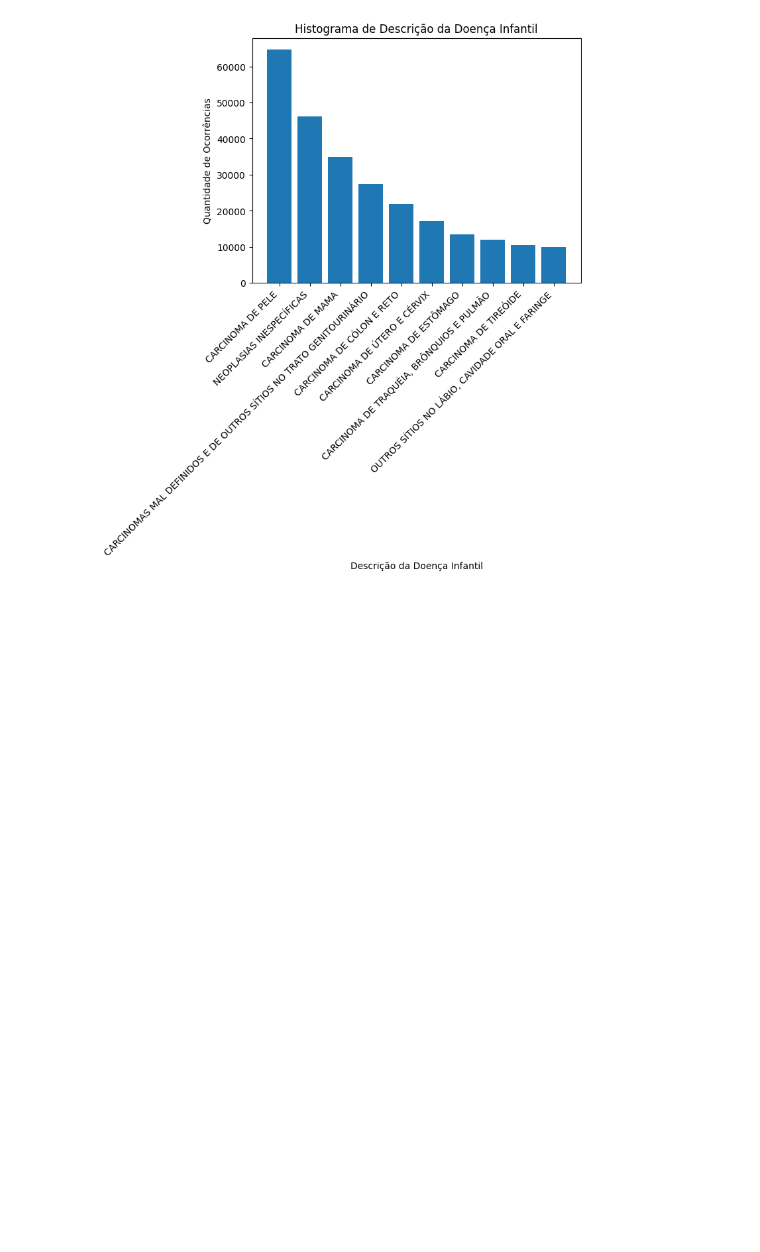
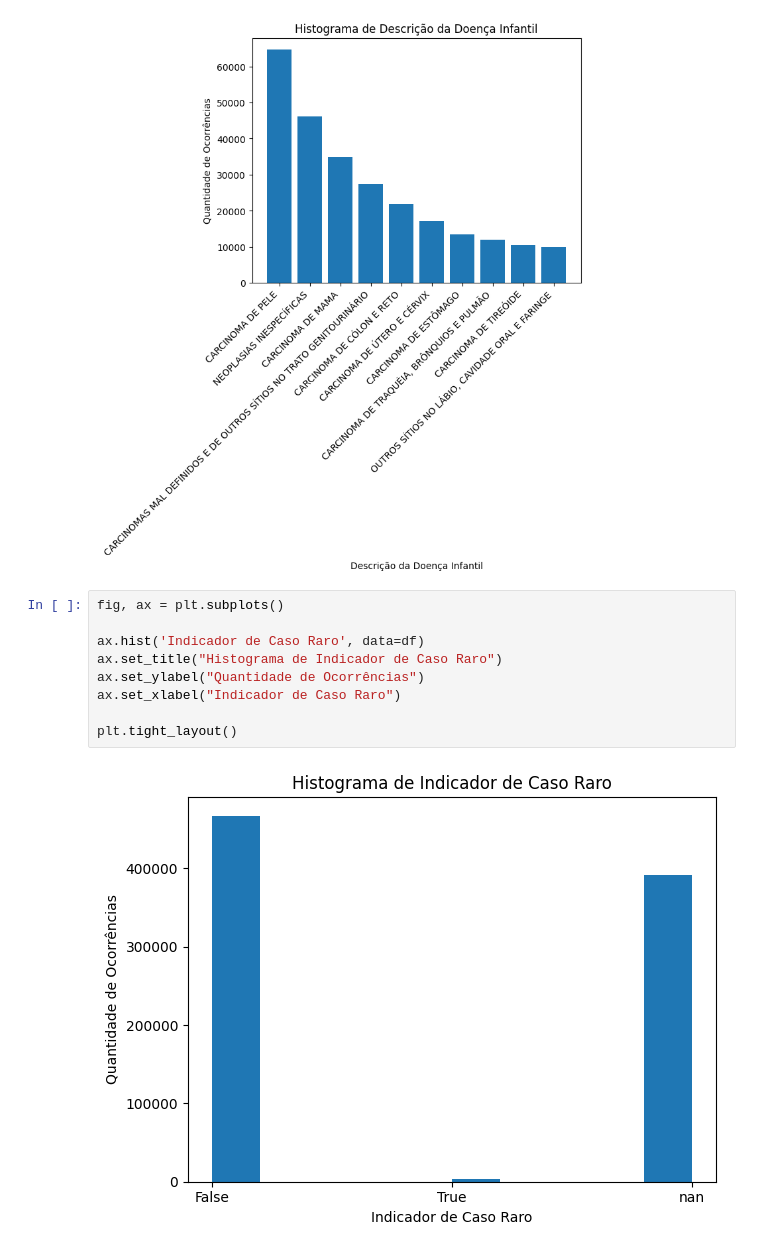
Before and after one commit to MateusVasc/IC-Cancer-Time-Series, a Jupyter notebook: analise_1.ipynb, the cells around one changed output. Drawn from its saved outputs; the diff is of its cells as text; blank space fills up the shorter version.

```diff
--- a/analise_1.ipynb
+++ b/analise_1.ipynb
@@ -253,3 +288,14 @@ ax.set_xticklabels(contagem_doenca_jovem.head(10).index, rotation=45, ha='right'
 plt.show()
 # %% [output]
 [figure]
+# %%
+fig, ax = plt.subplots()
+
+ax.hist('Indicador de Caso Raro', data=df)
+ax.set_title("Histograma de Indicador de Caso Raro")
+ax.set_ylabel("Quantidade de Ocorrências")
+ax.set_xlabel("Indicador de Caso Raro")
+
+plt.tight_layout()
+# %% [output]
+[figure, added]
```
Also changed, not shown: parts of 8 cells of this notebook.
